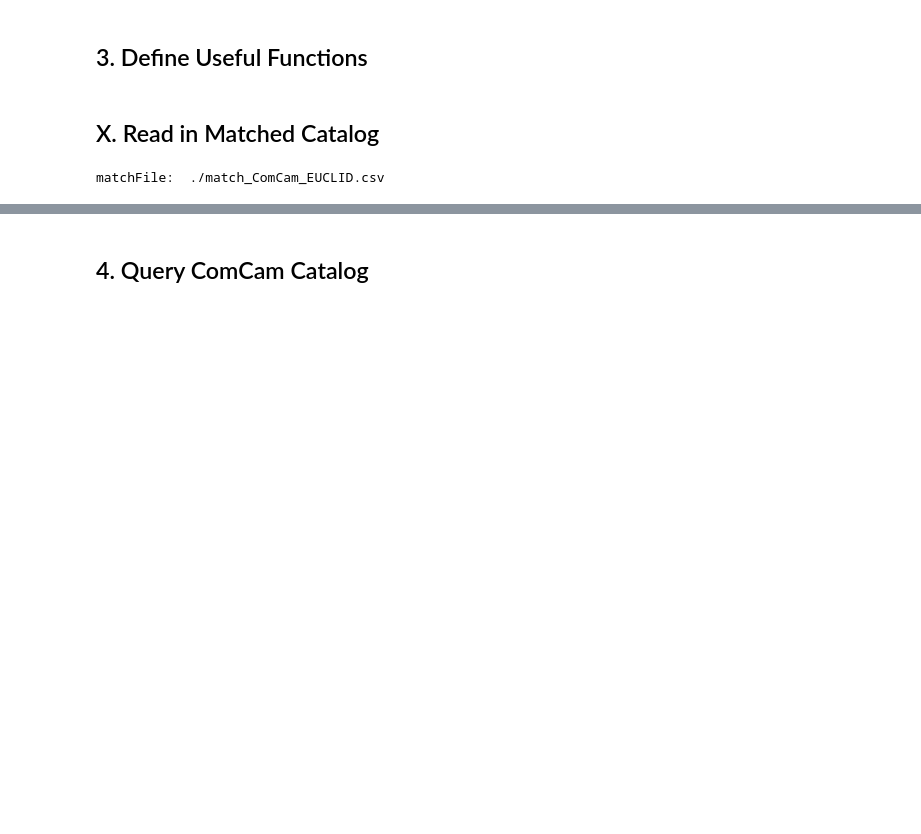
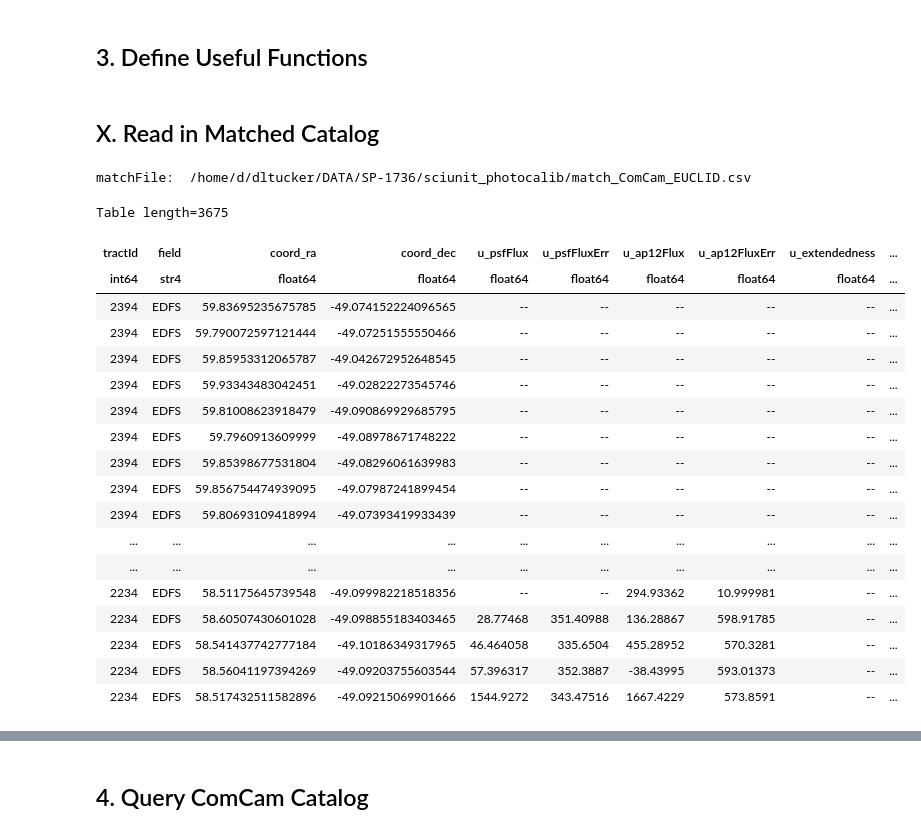
Before and after one commit to lsst-sitcom/sciunit_photocalib, a Jupyter notebook: notebooks/FilterTransforms/TransformationEquations_ComCam_EUCLID.ipynb, the cells around one changed output, grey strips where cells are left out. Saved outputs shown, nothing was run; the diff lists cells and outputs as text; code cells hidden in the pictures; blank space fills up the shorter version.

```diff
--- a/notebooks/FilterTransforms/TransformationEquations_ComCam_EUCLID.ipynb
+++ b/notebooks/FilterTransforms/TransformationEquations_ComCam_EUCLID.ipynb
@@ -45,7 +48,7 @@ import matplotlib.pyplot as plt
 # %% [markdown]
 ## 2. Input Parameters
 # %%
-# ComCam-->PS1 (toComCam=False) or PS1-->ComCam (toComCam=True)...
+# ComCam-->EUCLID (toComCam=False) or EUCLID-->ComCam (toComCam=True)...
 toComCam = True
 #toComCam = False
 
@@ -105,19 +108,8 @@ euclid_tap_url = 'https://eas.esac.esa.int/tap-server/tap'
 #use match file?
 useMatchFile = True
 
-## Identify directory containing the match file...
-matchDir = '.'
-#
-## Name of the match file in matchDir
-matchFile = 'match_ComCam_EUCLID.csv'
-## Name of the match file in matchDir
-matchFile = './match_ComCam_EUCLID.csv'
-
-# Base name of fit results output file...
-#if toComCam:
-#    resultsFileBaseName = 'transFit.Euclid_to_ComCam'
-#else:
-#    resultsFileBaseName = 'transFit.ComCam_to_Euclid'
+# Name of the match file
+matchFile = '/home/d/dltucker/DATA/SP-1736/sciunit_photocalib/match_ComCam_EUCLID.csv'
 
 # Base name of QA plot output files...
 if toComCam:
@@ -125,9 +117,14 @@ if toComCam:
 else:
     qaFileBaseName = 'qaPlot.ComCam_to_Euclid.fit'
 
+# Write a Markdown-formatted summary table of the fits?
+write_md_file = True
+if write_md_file:
+    # Auto-name the .md file based on qaFileBaseName
+    md_filename = f"{qaFileBaseName}.qa_summary.md"
+
 # Verbosity level (0, 1, 2, 3, ...)
 verbose = 2
-
 
 # From Slide 9 of https://docs.google.com/presentation/d/1NGzrT4t6wDGQ2-2a8rjioToquhx2vOP_KJTrPiCrDDY/edit#slide=id.g33de3f5c849_6_250
 tract_list = [453, 454, 4849, 5063, 4848, 2394, 2234, 4016, 4017, 4218, 4217, 5525, 5526, 7611, 7610, 7850, 10463, 10464, 10704]
@@ -367,11 +449,31 @@ if useMatchFile:
     if verbose > 0:
         print('matchFile: ', matchFile)
 # %% [output]
-matchFile:  ./match_ComCam_EUCLID.csv
+matchFile:  /home/d/dltucker/DATA/SP-1736/sciunit_photocalib/match_ComCam_EUCLID.csv
 # %%
 if useMatchFile:
     tab = Table.read(matchFile, format='csv')
-    tab
+    display(tab)
+# %% [output]
+Table length=3675
+| tractId | field | coord_ra | coord_dec | u_psfFlux | u_psfFluxErr | u_ap12Flux | u_ap12FluxErr | u_extendedness | ... |
+| int64 | str4 | float64 | float64 | float64 | float64 | float64 | float64 | float64 | ... |
+| 2394 | EDFS | 59.83695235675785 | -49.074152224096565 | -- | -- | -- | -- | -- | ... |
+| 2394 | EDFS | 59.790072597121444 | -49.07251555550466 | -- | -- | -- | -- | -- | ... |
+| 2394 | EDFS | 59.85953312065787 | -49.042672952648545 | -- | -- | -- | -- | -- | ... |
+| 2394 | EDFS | 59.93343483042451 | -49.02822273545746 | -- | -- | -- | -- | -- | ... |
+| 2394 | EDFS | 59.81008623918479 | -49.090869929685795 | -- | -- | -- | -- | -- | ... |
+| 2394 | EDFS | 59.7960913609999 | -49.08978671748222 | -- | -- | -- | -- | -- | ... |
+| 2394 | EDFS | 59.85398677531804 | -49.08296061639983 | -- | -- | -- | -- | -- | ... |
+| 2394 | EDFS | 59.856754474939095 | -49.07987241899454 | -- | -- | -- | -- | -- | ... |
+| 2394 | EDFS | 59.80693109418994 | -49.07393419933439 | -- | -- | -- | -- | -- | ... |
+| ... | ... | ... | ... | ... | ... | ... | ... | ... | ... |
+| ... | ... | ... | ... | ... | ... | ... | ... | ... | ... |
+| 2234 | EDFS | 58.51175645739548 | -49.099982218518356 | -- | -- | 294.93362 | 10.999981 | -- | ... |
+| 2234 | EDFS | 58.60507430601028 | -49.098855183403465 | 28.77468 | 351.40988 | 136.28867 | 598.91785 | -- | ... |
+| 2234 | EDFS | 58.541437742777184 | -49.10186349317965 | 46.464058 | 335.6504 | 455.28952 | 570.3281 | -- | ... |
+| 2234 | EDFS | 58.56041197394269 | -49.09203755603544 | 57.396317 | 352.3887 | -38.43995 | 593.01373 | -- | ... |
+| 2234 | EDFS | 58.517432511582896 | -49.09215069901666 | 1544.9272 | 343.47516 | 1667.4229 | 573.8591 | -- | ... |
 # %%
 if useMatchFile:
     matches = tab.to_pandas()
```
Also changed, not shown: parts of 12 cells of this notebook.
